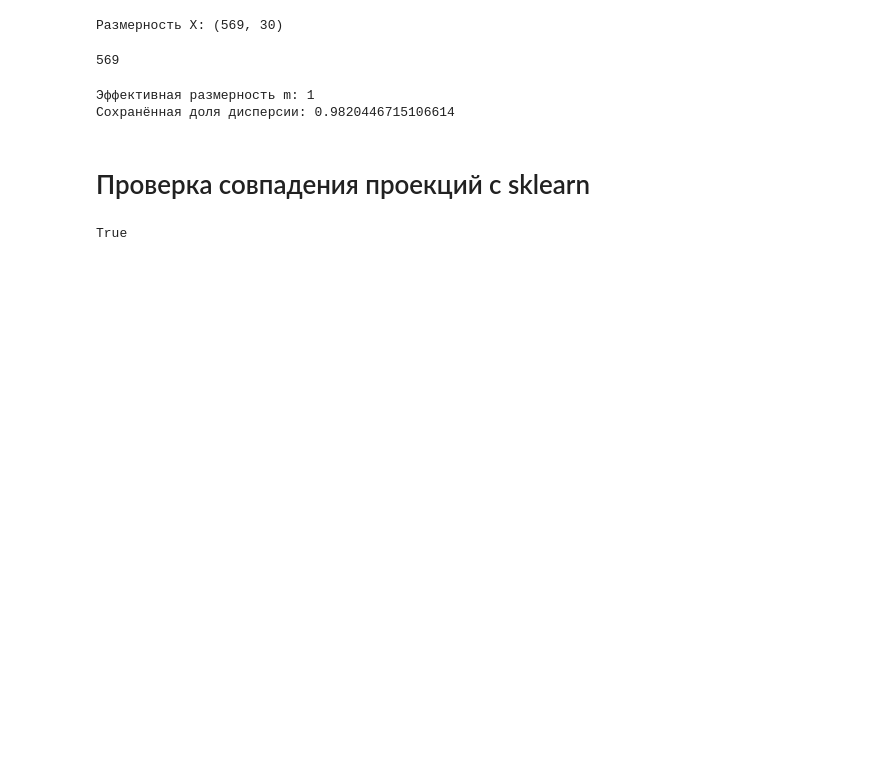
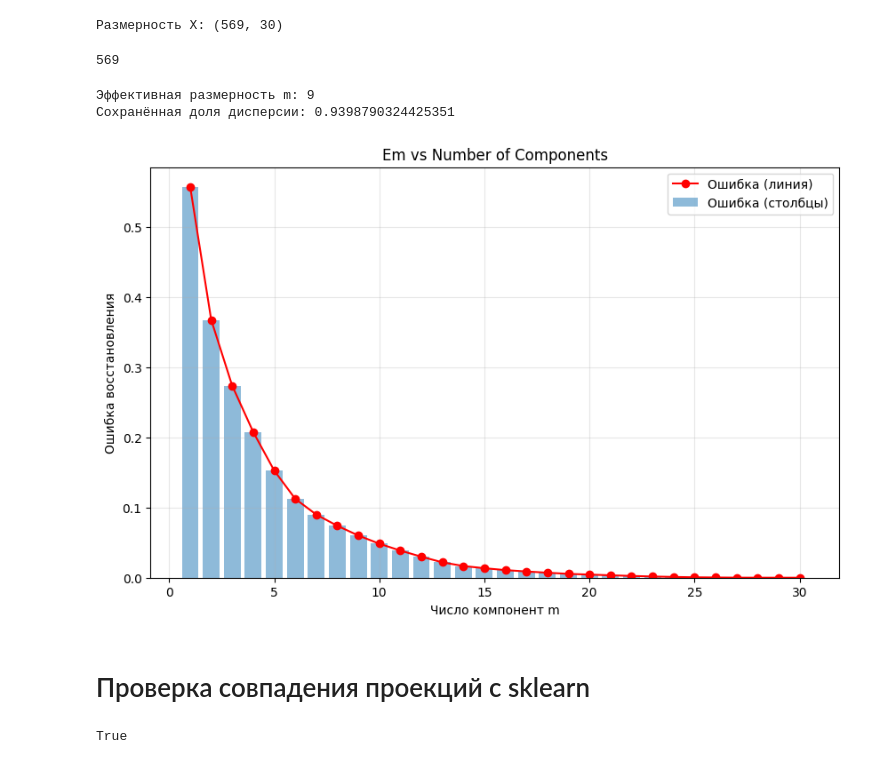
Before and after one commit to itmo-mla/fall-2025, a Jupyter notebook: students/rudyk-yy/lab4/lab4.ipynb, the cells around one changed output. Drawn from its saved outputs; the diff is of its cells as text; code cells hidden in the pictures; blank space fills up the shorter version.

```diff
--- a/students/rudyk-yy/lab4/lab4.ipynb
+++ b/students/rudyk-yy/lab4/lab4.ipynb
@@ -8,10 +8,23 @@ y = data.target
 print("Размерность X:", X.shape)
 # %% [output]
 Размерность X: (569, 30)
+# %%
+USE_ZSCORE = True
 # %%
 len(X)
 # %% [output]
 569
+# %%
+from source.PCA import PCA
+pca = PCA(eps=0.05, use_zscore=USE_ZSCORE)
+Z = pca.fit_transform(X)
+
+print("Эффективная размерность m:", pca.n_components_)
+print("Сохранённая доля дисперсии:",
+      pca.explained_variance_ratio_[:pca.n_components_].sum())
+# %% [output]
+Эффективная размерность m: 9
+Сохранённая доля дисперсии: 0.9398790324425351
 # %%
 from sklearn.decomposition import PCA as SkPCA
 
@@ -20,14 +40,19 @@ Z_ref = sk_pca.fit_transform(X)
-# %%
-from source.PCA import PCA
-pca = PCA(eps=0.05)
-Z = pca.fit_transform(X)
-
-print("Эффективная размерность m:", pca.n_components_)
-print("Сохранённая доля дисперсии:",
-      pca.explained_variance_ratio_[:pca.n_components_].sum())
-# %% [output]
-Эффективная размерность m: 1
-Сохранённая доля дисперсии: 0.9820446715106614
+# %%
+import matplotlib.pyplot as plt
+import numpy as np
+
+x = np.arange(1, len(pca.residual) + 1)
+plt.figure(figsize=(10, 6))
+plt.bar(x, pca.residual, alpha=0.5, label='Ошибка (столбцы)')
+plt.plot(x, pca.residual, 'ro-', markersize=6, label='Ошибка (линия)')
+plt.xlabel('Число компонент m')
+plt.ylabel('Ошибка восстановления')
+plt.title('Em vs Number of Components')
+plt.grid(True, alpha=0.3)
+plt.legend()
+plt.show()
+# %% [output]
+[figure, added]
 # %% [markdown]
 # Проверка совпадения проекций с sklearn
 # %%
```
Also changed, not shown: parts of 1 cell of this notebook, 3 other files.
